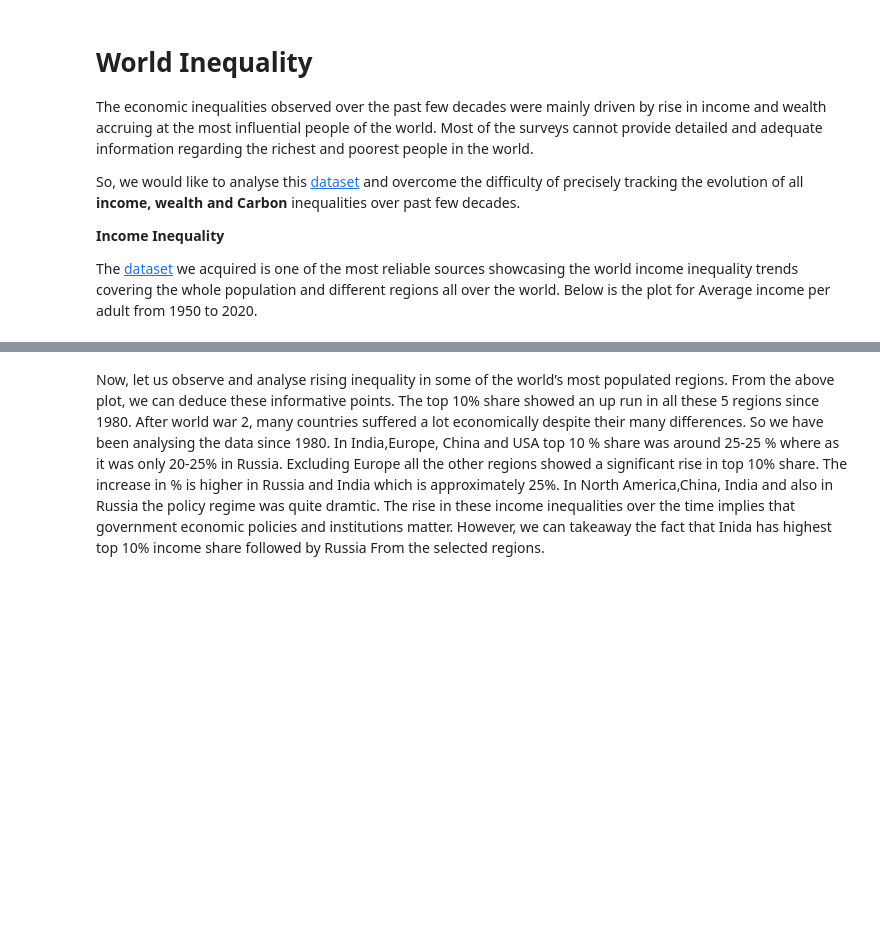
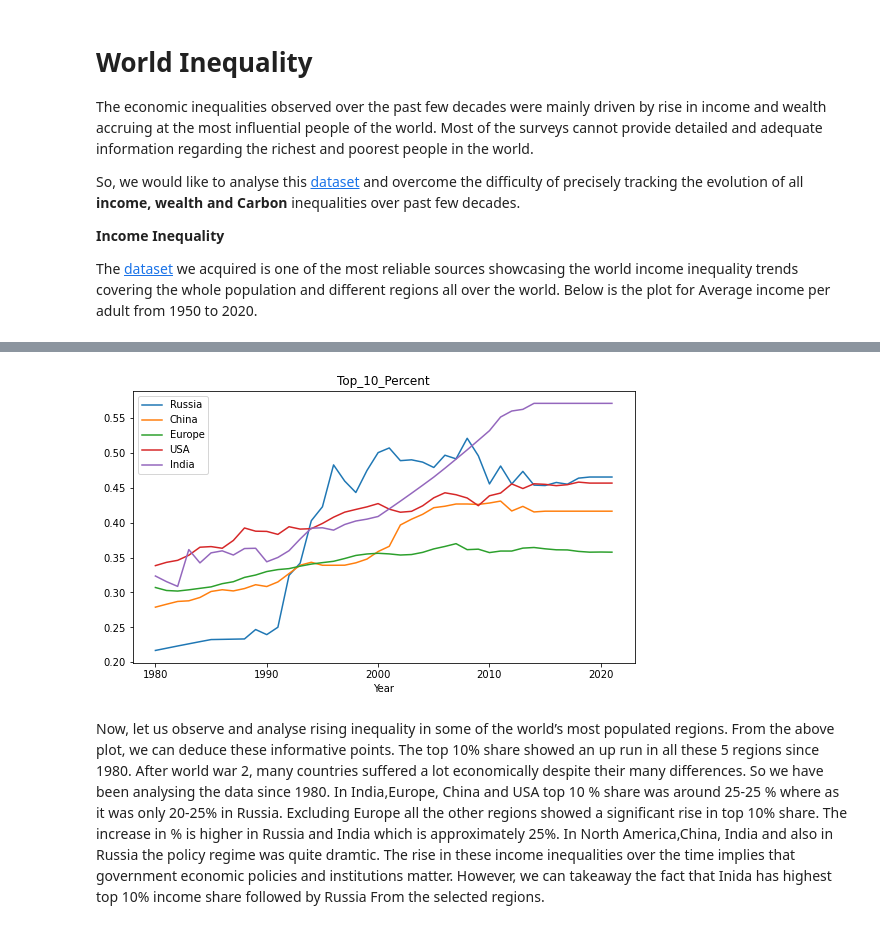
Before and after one commit to CS328-Spring-2022/writing-assignment-jrh, a Jupyter notebook: _notebooks/index.ipynb, the cells around one changed output, grey strips where cells are left out. Drawn from its saved outputs; the diff is of its cells as text; code cells hidden in the pictures; blank space fills up the shorter version.

```diff
--- a/_notebooks/index.ipynb
+++ b/_notebooks/index.ipynb
@@ -40,15 +42,17 @@ Thus, developing economies like Asia and Africa slowed down the process of growt
 # %%
 import pandas as pd
 import numpy as np
 import matplotlib.pyplot as plt
 
-df=pd.read_csv("top_ten_percent.csv")
+df=pd.read_csv("data/top_ten_percent.csv")
 # print(df.head())
 # print(df.describe())
 # print(df.loc[45])
 df.plot(x="Year",y=["Russia","China","Europe","USA","India"],figsize=(9, 5))
 plt.title("Top_10_Percent")
 plt.show()
+# %% [output]
+[figure, added]
 # %% [markdown]
 Now, let us observe and analyse rising inequality in some of the world’s most populated regions. From the above plot, we can deduce these informative points.
 The top 10% share showed an up run in all these 5 regions since 1980.
```
Also changed, not shown: parts of 8 cells of this notebook, 1 other file.
